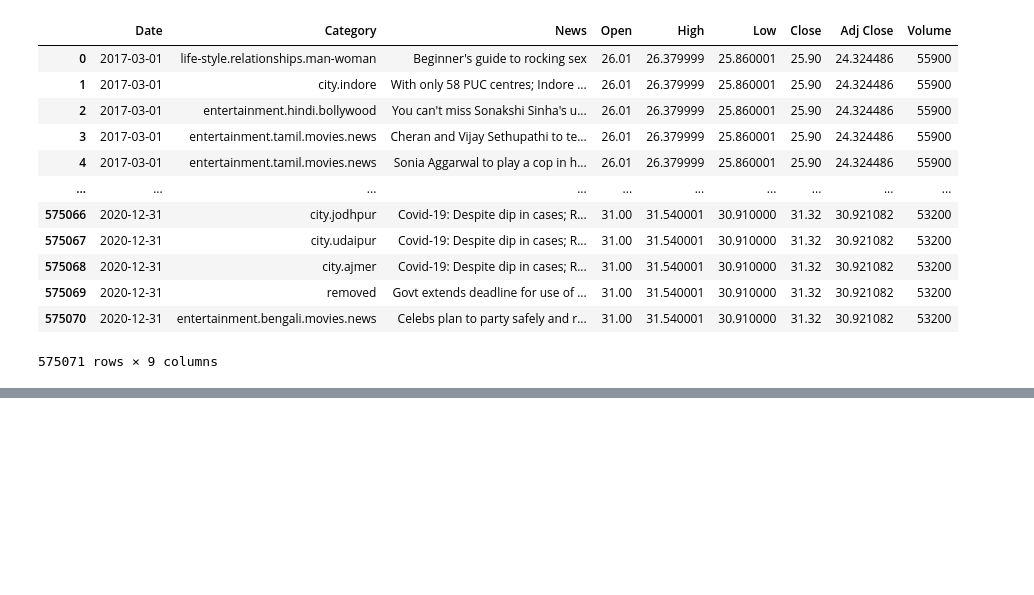
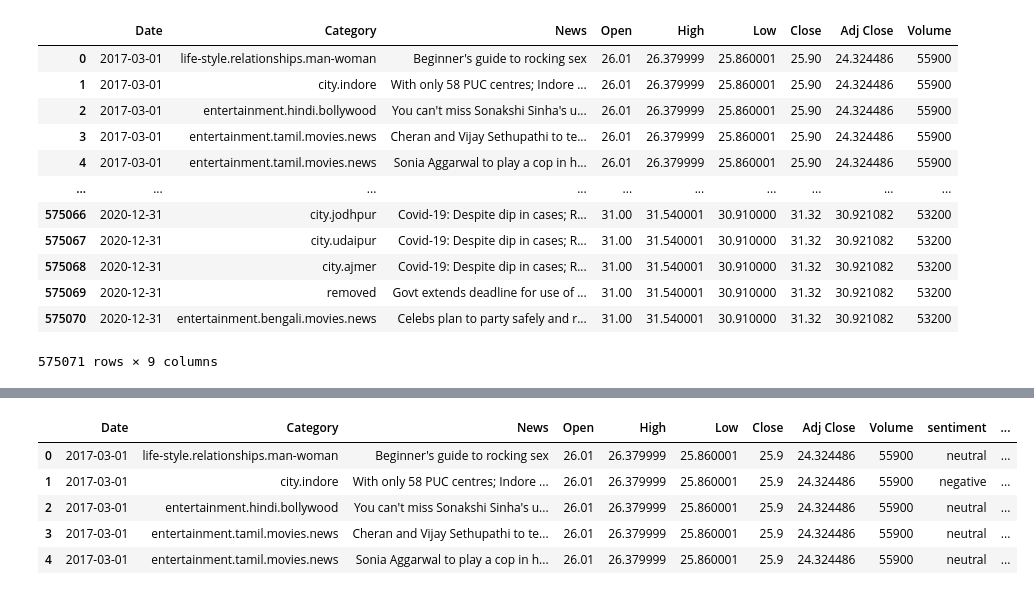
Before and after one commit to Sabyasachi-Seal/StockMarketPrediction, a Jupyter notebook: stockmarketprediction.ipynb, the cells around one changed output, grey strips where cells are left out. Saved outputs shown, nothing was run; the diff lists cells and outputs as text; code cells hidden in the pictures; blank space fills up the shorter version.

```diff
--- a/stockmarketprediction.ipynb
+++ b/stockmarketprediction.ipynb
@@ -405,0 +432,16 @@ hybrid_data
+# %%
+def getSubjectivity(text):
+  return TextBlob(text).sentiment.subjectivity
+def getPolarity(text):
+  return  TextBlob(text).sentiment.polarity
+# %%
+hybrid_data['Subjectivity'] =hybrid_data['News'].apply(getSubjectivity)
+hybrid_data['Polarity'] = hybrid_data['News'].apply(getPolarity)
+hybrid_data.head()
+# %% [output]
+|  | Date | Category | News | Open | High | Low | Close | Adj Close | Volume | sentiment | ... |
+| 0 | 2017-03-01 | life-style.relationships.man-woman | Beginner's guide to rocking sex | 26.01 | 26.379999 | 25.860001 | 25.9 | 24.324486 | 55900 | neutral | ... |
+| 1 | 2017-03-01 | city.indore | With only 58 PUC centres; Indore ... | 26.01 | 26.379999 | 25.860001 | 25.9 | 24.324486 | 55900 | negative | ... |
+| 2 | 2017-03-01 | entertainment.hindi.bollywood | You can't miss Sonakshi Sinha's u... | 26.01 | 26.379999 | 25.860001 | 25.9 | 24.324486 | 55900 | neutral | ... |
+| 3 | 2017-03-01 | entertainment.tamil.movies.news | Cheran and Vijay Sethupathi to te... | 26.01 | 26.379999 | 25.860001 | 25.9 | 24.324486 | 55900 | neutral | ... |
+| 4 | 2017-03-01 | entertainment.tamil.movies.news | Sonia Aggarwal to play a cop in h... | 26.01 | 26.379999 | 25.860001 | 25.9 | 24.324486 | 55900 | neutral | ... |
```
Also changed, not shown: parts of 5 cells of this notebook.
